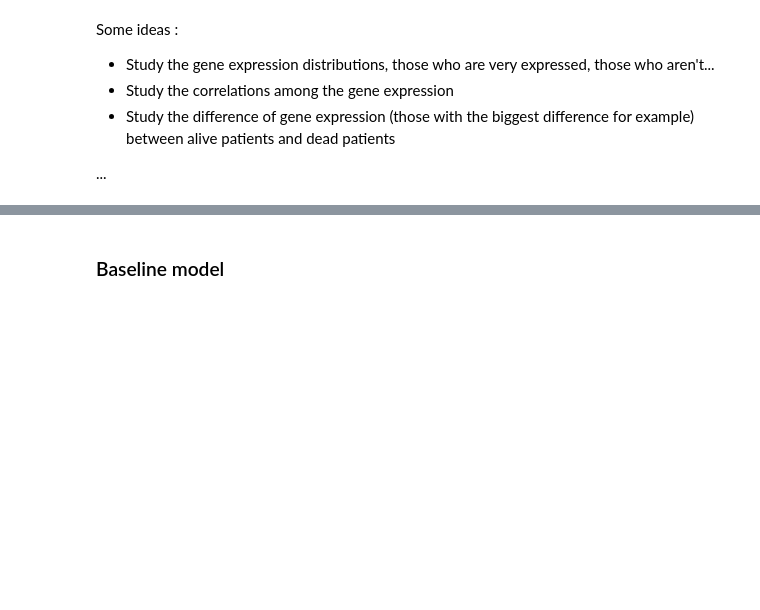
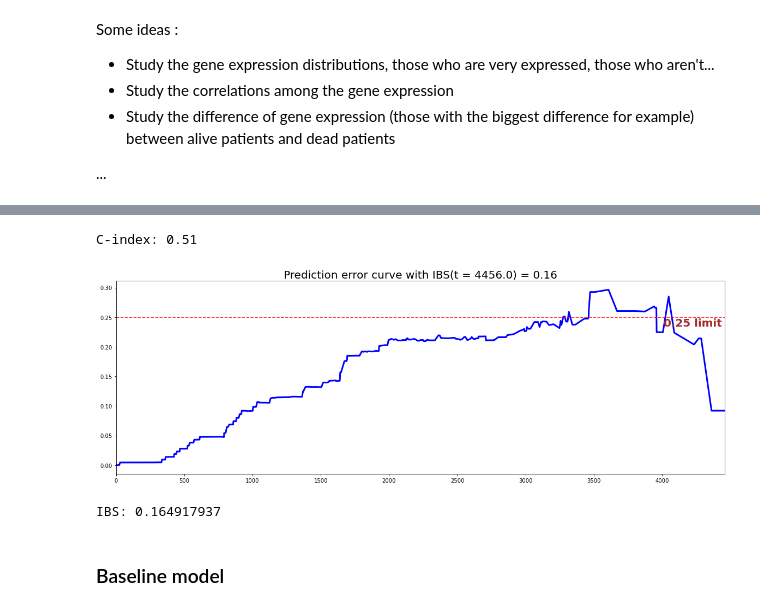
Before and after one commit to StephaneBereux/Cancer-survival-challenge, a Jupyter notebook: starting_kit.ipynb, the cells around one changed output, grey strips where cells are left out. Saved outputs shown, nothing was run; the diff lists cells and outputs as text; code cells hidden in the pictures; blank space fills up the shorter version.

```diff
--- a/starting_kit.ipynb
+++ b/starting_kit.ipynb
@@ -116,0 +183,6 @@ Some ideas :
+# %%
+print(data_train['death'].value_counts())
+print(data_test['death'].value_counts())
+E_train, E_test = data_train.pop('death'), data_test.pop('death')
+y_train, y_test = data_train.pop('time'), data_test.pop('time')
+X_train, X_test = data_train, data_test
@@ -116,0 +196,33 @@ Some ideas :
+# %%
+from pysurvival.models.survival_forest import ConditionalSurvivalForestModel
+from pysurvival.models.semi_parametric import CoxPHModel
+from pysurvival.utils.metrics import concordance_index
+from pysurvival.utils.metrics import integrated_brier_score as ib_score
+from pysurvival.utils.display import integrated_brier_score
+from sklearn.decomposition import PCA
+from sklearn.model import LinearRegression
+
+pca = PCA(n_components=10)
+pca.fit(X_train)
+X_train_transformed = pca.transform(X_train)
+X_test_transformed = pca.transform(X_test)
+
+lr = LinearRegression().fit(X_train, y_train)
+c_index = concordance_index(lr, X_test_transformed, y_test, E_test)
+print('C-index: {:.2f}'.format(c_index)) #0.1
+ibs = ib_score(lr, X_test_transformed, y_test, E_test, t_max=max_time
+
+coxph = CoxPHModel()
+coxph.fit(X_train_transformed, y_train, E_train, lr=0.1, l2_reg=1e-1, max_iter=1000)
+c_index = concordance_index(coxph, X_test_transformed, y_test, E_test)
+print('C-index: {:.2f}'.format(c_index)) #0.1
+ibs = ib_score(coxph, X_test_transformed, y_test, E_test, t_max=max_time)
+print('IBS: {:.9f}'.format(ibs))
+integrated_brier_score(coxph, X_test_transformed, y_test, E_test, t_max=max_time, figure_size=(20, 6.5))
+
+# Fitting the model
+csf = ConditionalSurvivalForestModel(num_trees=10)
+csf.fit(X_train_transformed, y_train, E_train, max_features='sqrt')
+
+from pysurvival.utils.display import display_loss_values
+#display_loss_values(csf, figure_size=(7, 4))
@@ -117,3 +231,17 @@ Some ideas :
+# %%
+from pysurvival.utils.metrics import concordance_index
+c_index = concordance_index(csf, X_test_transformed, y_test, E_test)
+print('C-index: {:.2f}'.format(c_index)) #0.92
+# %% [output]
+C-index: 0.51
+# %%
+from pysurvival.utils.display import integrated_brier_score
+ibs = integrated_brier_score(csf, X_test_transformed, y_test, E_test, t_max=10000,
+                       figure_size=(20, 6.5) )
+print('IBS: {:.9f}'.format(ibs)) #0.92
+# %% [output]
+[figure, added]
+IBS: 0.164917937
 # %% [markdown]
 ### Baseline model <a name="baseline_model"></a>
 # %% [markdown]
```
Also changed, not shown: parts of 13 cells of this notebook, 1 other file.
